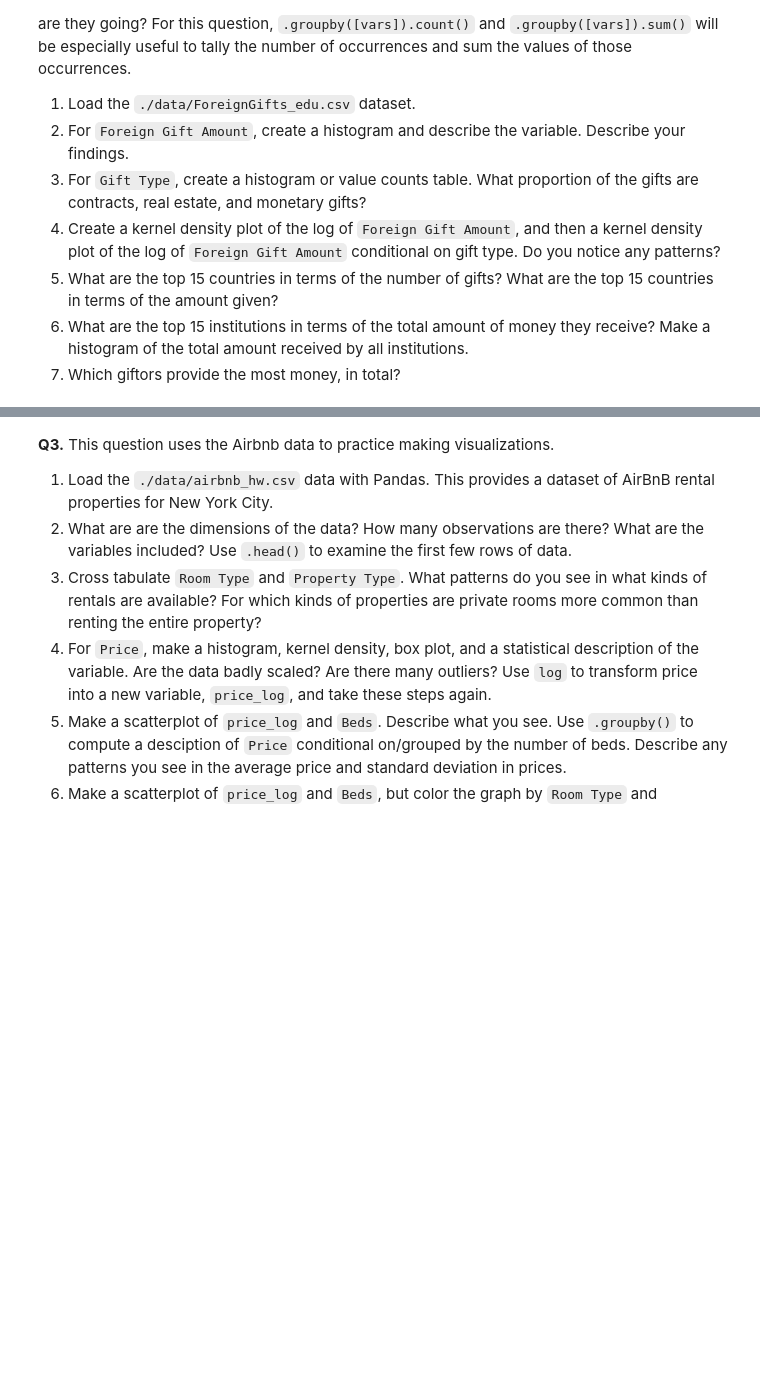
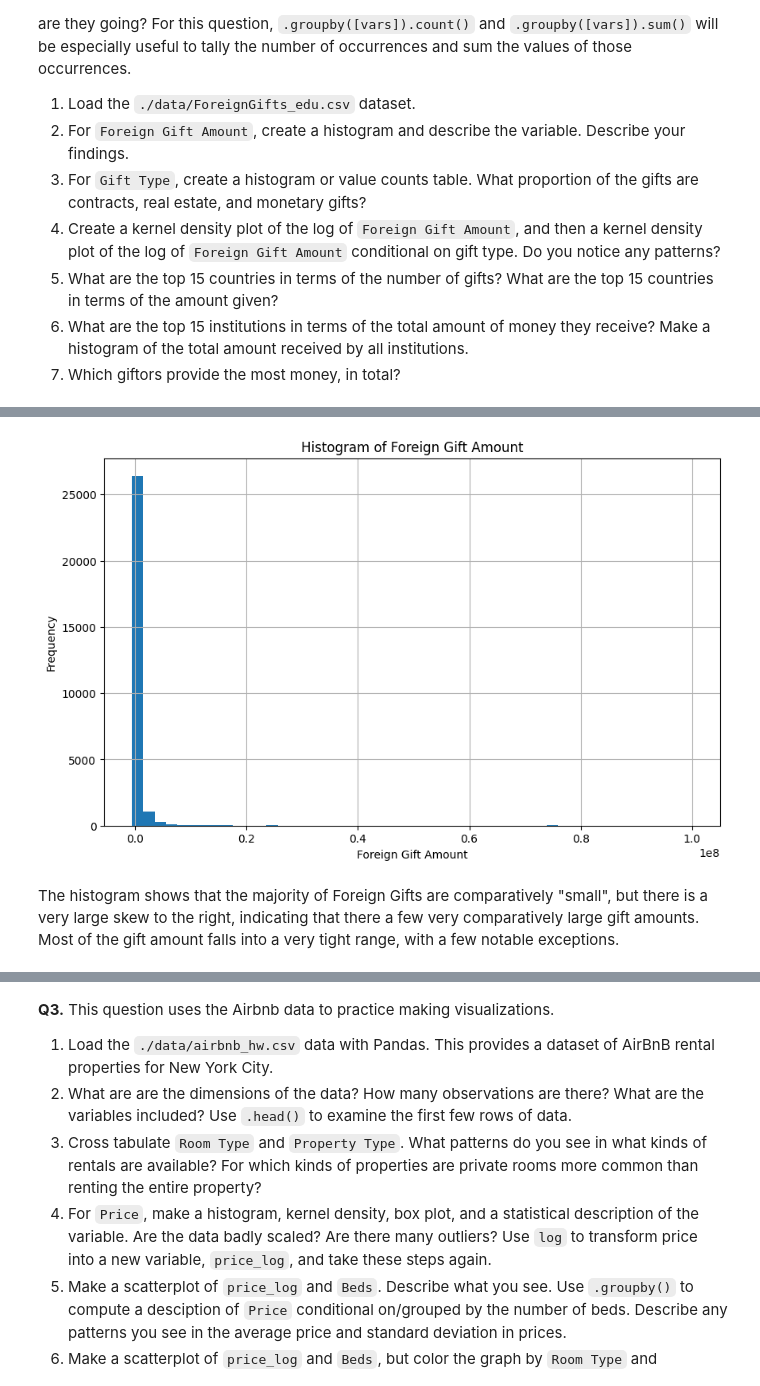
Before and after one commit to michaelhunter12/EDA, a Jupyter notebook: assignment/assignment.ipynb, the cells around one changed output, grey strips where cells are left out. Saved outputs shown, nothing was run; the diff lists cells and outputs as text; code cells hidden in the pictures; blank space fills up the shorter version.

```diff
--- a/assignment/assignment.ipynb
+++ b/assignment/assignment.ipynb
@@ -40,3 +45,6 @@ It can be very helpful to understand some basic properties of these statistics.
 5. What are the top 15 countries in terms of the number of gifts? What are the top 15 countries in terms of the amount given?
 6. What are the top 15 institutions in terms of the total amount of money they receive? Make a histogram of the total amount received by all institutions.
 7. Which giftors provide the most money, in total?
+# %%
+gifts = pd.read_csv("./EDA/assignment/data/ForeignGifts_edu.csv")
+gifts.head()
@@ -42,0 +71,11 @@ It can be very helpful to understand some basic properties of these statistics.
+# %%
+plt.figure(figsize=(10, 6))
+gifts['Foreign Gift Amount'].hist(bins=50)
+plt.title('Histogram of Foreign Gift Amount')
+plt.xlabel('Foreign Gift Amount')
+plt.ylabel('Frequency')
+plt.show()
+# %% [output]
+[figure, added]
+# %% [markdown]
+The histogram shows that the majority of Foreign Gifts are comparatively "small", but there is a very large skew to the right, indicating that there a few very comparatively large gift amounts. Most of the gift amount falls into a very tight range, with a few notable exceptions.
```
Also changed, not shown: parts of 49 cells of this notebook.
